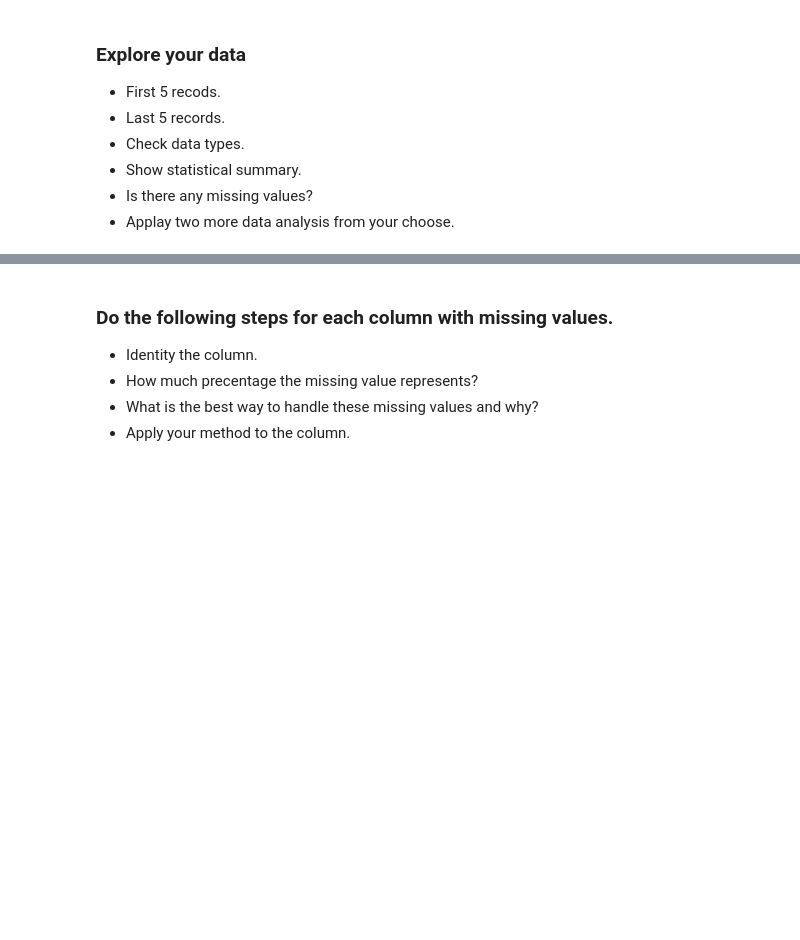
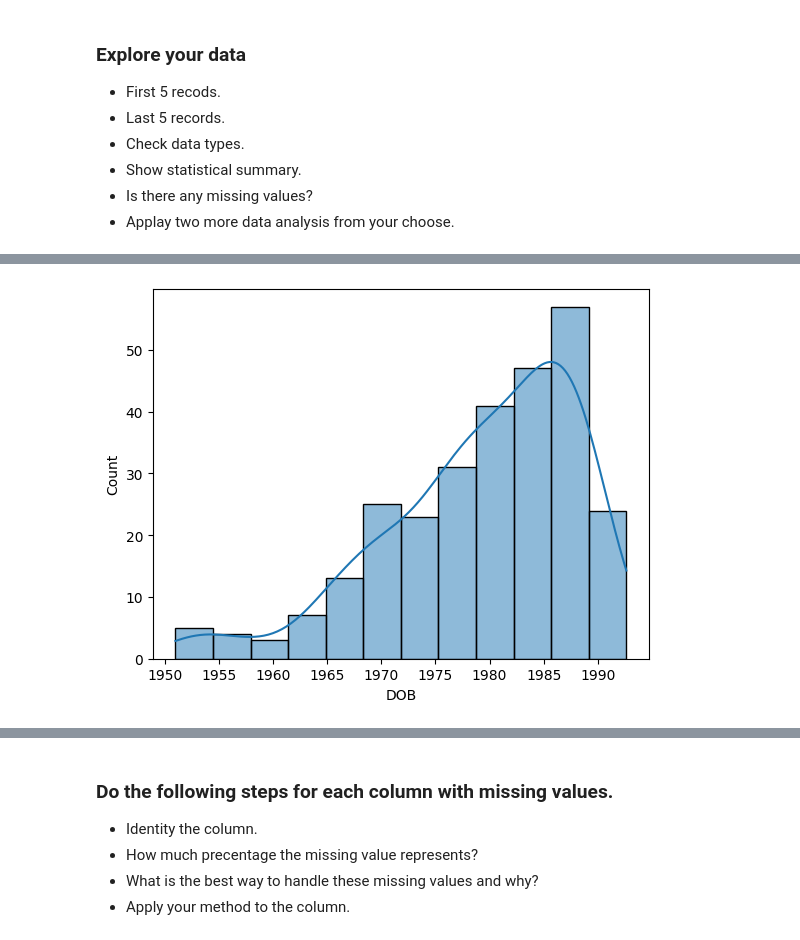
Before and after one commit to Tuwaiq-Data-Science-Bootcamp-V4/Missing-Data-Lab, a Jupyter notebook: Missing_Data_Assignment.ipynb, the cells around one changed output, grey strips where cells are left out. Drawn from its saved outputs; the diff is of its cells as text; code cells hidden in the pictures; blank space fills up the shorter version.

```diff
--- a/Missing_Data_Assignment.ipynb
+++ b/Missing_Data_Assignment.ipynb
@@ -3,5 +9,7 @@
 # %% [markdown]
 ### Load your dataset
+# %%
+df = pd.read_csv('HR_Missing_Values.csv')
 # %% [markdown]
 ### Explore your data
 
@@ -13,0 +139,12 @@
+# %%
+# problem with processing the DOB column
+# it transfored the dates before 70 to 2070 not 1970
+
+#df.drop(df[df['DOB'].isnull()].index, axis=0, inplace=True)
+df['DOB'] = pd.to_datetime(df['DOB'], format='%m/%d/%y')
+mask = df['DOB'].dt.year >= 2023
+df.loc[mask, 'DOB'] = df.loc[mask, 'DOB'] - pd.DateOffset(years=100)
+sns.histplot(df['DOB'], kde=True)
+plt.show()
+# %% [output]
+[figure, added]
```
Also changed, not shown: parts of 31 cells of this notebook.
